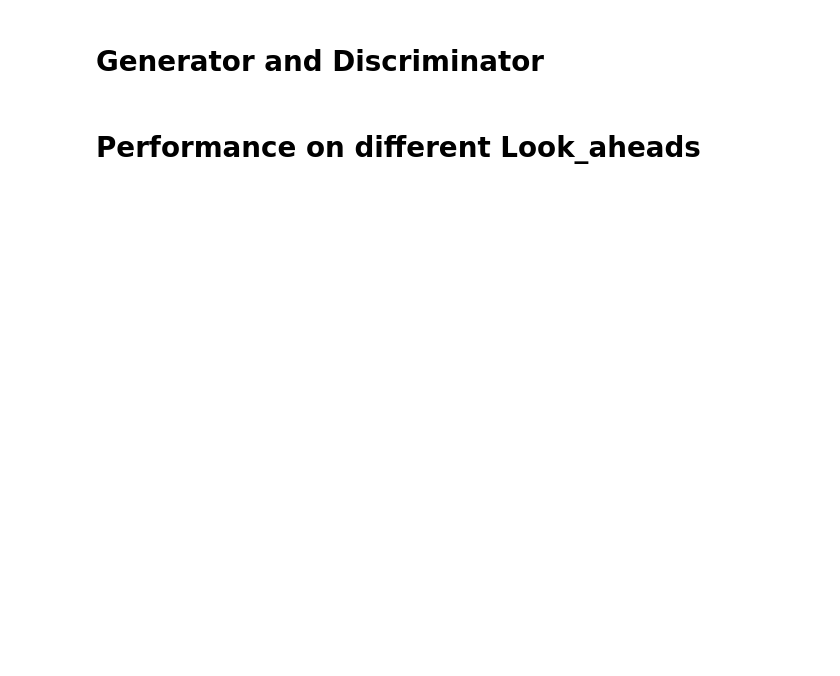
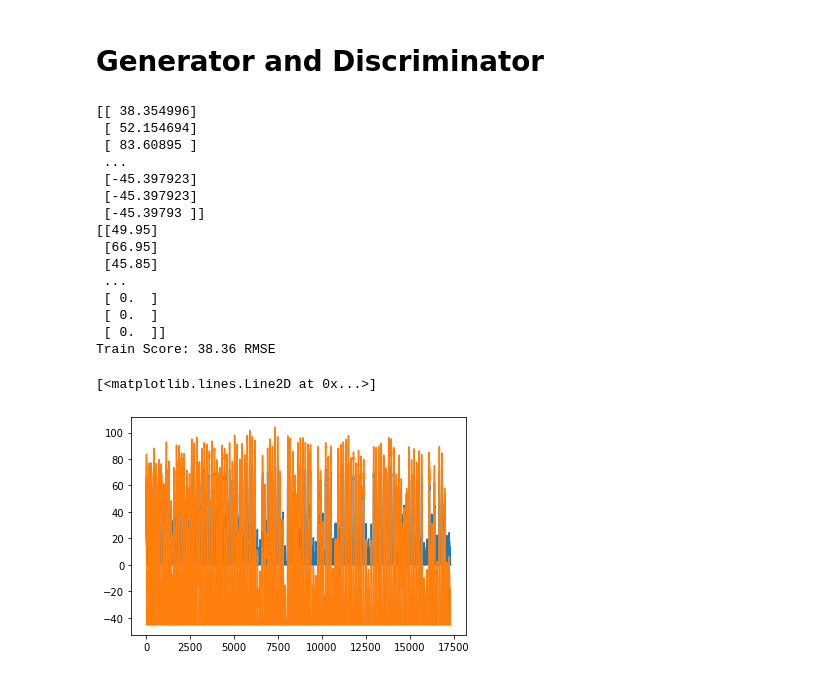
Before and after one commit to sone23/project, a Jupyter notebook: GAN.ipynb, the cells around one changed output. Drawn from its saved outputs; the diff is of its cells as text; code cells hidden in the pictures; blank space fills up the shorter version.

```diff
--- a/GAN.ipynb
+++ b/GAN.ipynb
@@ -179,15 +269,29 @@ def disc_results(testPredict, trainY, testY, disc_testPredict):
 # %% [markdown]
 # Generator and Discriminator
 # %%
-def final_result(gen_testPredict, disc_testPredict):
-    y_final = gen_testPredict + disc_testPredict
-#     print(y_final)
-#     print(dataset[train_size + 1: -1])
+y_final = gen_testPredict + disc_testPredict
+print(y_final)
+print(dataset[train_size + 1: -1])
 
-    trainScore = math.sqrt(mean_squared_error(y_final, dataset[train_size + look_ahead: - 2]))
-#     print('Score: %.2f RMSE' % (trainScore))
-#     plt.plot(dataset[train_size:])
-#     plt.plot(y_final)
-    return trainScore
+trainScore = math.sqrt(mean_squared_error(y_final, dataset[train_size + 1: -1]))
+print('Train Score: %.2f RMSE' % (trainScore))
+plt.plot(dataset[train_size:])
+plt.plot(y_final)
+# %% [output]
+[[ 38.354996]
+ [ 52.154694]
+ [ 83.60895 ]
+ ...
+ [-45.397923]
+ [-45.397923]
+ [-45.39793 ]]
+[[49.95]
+ [66.95]
+ [45.85]
+ ...
+ [ 0.  ]
+ [ 0.  ]
+ [ 0.  ]]
+Train Score: 38.36 RMSE
+[<matplotlib.lines.Line2D at 0x...>]
+[figure, added]
-# %% [markdown]
-# Performance on different Look_aheads
```
Also changed, not shown: parts of 15 cells of this notebook.
